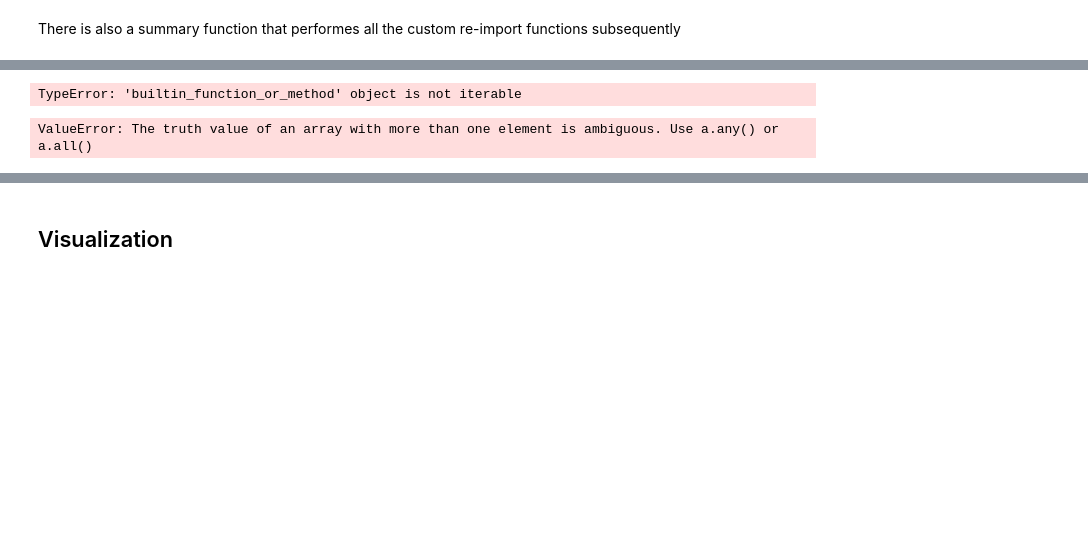
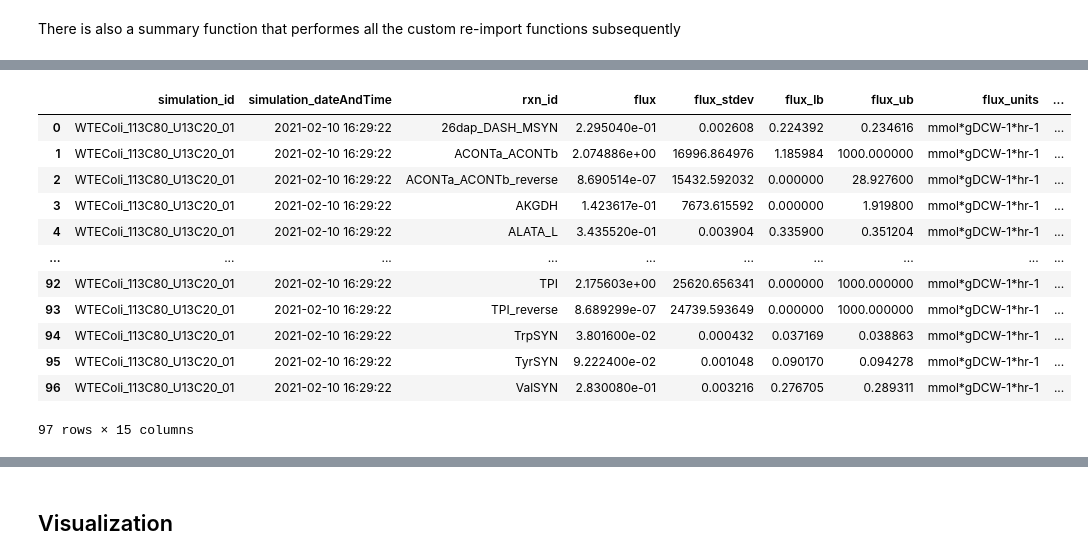
Before and after one commit to AutoFlowResearch/BFAIR, a Jupyter notebook: examples/MFA_INCA_data_reimport.ipynb, the cells around one changed output, grey strips where cells are left out. Drawn from its saved outputs; the diff is of its cells as text; code cells hidden in the pictures; blank space fills up the shorter version.

```diff
--- a/examples/MFA_INCA_data_reimport.ipynb
+++ b/examples/MFA_INCA_data_reimport.ipynb
@@ -52,12 +50,19 @@ fittedData
-# %%
-for val in fittedFluxes[0].items:
-    print(val)
-# %% [output]
-TypeError: 'builtin_function_or_method' object is not iterable
-# %%
-(fittedFluxes[0] == fittedFluxes2[0])
-# %% [output]
-ValueError: The truth value of an array with more than one element is ambiguous. Use a.any() or a.all()
+# %%
+fittedFluxes
+# %% [output]
+|  | simulation_id | simulation_dateAndTime | rxn_id | flux | flux_stdev | flux_lb | flux_ub | flux_units | ... |
+| 0 | WTEColi_113C80_U13C20_01 | 2021-02-10 16:29:22 | 26dap_DASH_MSYN | 2.295040e-01 | 0.002608 | 0.224392 | 0.234616 | mmol*gDCW-1*hr-1 | ... |
+| 1 | WTEColi_113C80_U13C20_01 | 2021-02-10 16:29:22 | ACONTa_ACONTb | 2.074886e+00 | 16996.864976 | 1.185984 | 1000.000000 | mmol*gDCW-1*hr-1 | ... |
+| 2 | WTEColi_113C80_U13C20_01 | 2021-02-10 16:29:22 | ACONTa_ACONTb_reverse | 8.690514e-07 | 15432.592032 | 0.000000 | 28.927600 | mmol*gDCW-1*hr-1 | ... |
+| 3 | WTEColi_113C80_U13C20_01 | 2021-02-10 16:29:22 | AKGDH | 1.423617e-01 | 7673.615592 | 0.000000 | 1.919800 | mmol*gDCW-1*hr-1 | ... |
+| 4 | WTEColi_113C80_U13C20_01 | 2021-02-10 16:29:22 | ALATA_L | 3.435520e-01 | 0.003904 | 0.335900 | 0.351204 | mmol*gDCW-1*hr-1 | ... |
+| ... | ... | ... | ... | ... | ... | ... | ... | ... | ... |
+| 92 | WTEColi_113C80_U13C20_01 | 2021-02-10 16:29:22 | TPI | 2.175603e+00 | 25620.656341 | 0.000000 | 1000.000000 | mmol*gDCW-1*hr-1 | ... |
+| 93 | WTEColi_113C80_U13C20_01 | 2021-02-10 16:29:22 | TPI_reverse | 8.689299e-07 | 24739.593649 | 0.000000 | 1000.000000 | mmol*gDCW-1*hr-1 | ... |
+| 94 | WTEColi_113C80_U13C20_01 | 2021-02-10 16:29:22 | TrpSYN | 3.801600e-02 | 0.000432 | 0.037169 | 0.038863 | mmol*gDCW-1*hr-1 | ... |
+| 95 | WTEColi_113C80_U13C20_01 | 2021-02-10 16:29:22 | TyrSYN | 9.222400e-02 | 0.001048 | 0.090170 | 0.094278 | mmol*gDCW-1*hr-1 | ... |
+| 96 | WTEColi_113C80_U13C20_01 | 2021-02-10 16:29:22 | ValSYN | 2.830080e-01 | 0.003216 | 0.276705 | 0.289311 | mmol*gDCW-1*hr-1 | ... |
+97 rows × 15 columns
 # %%
 fittedFragments
 # %% [output]
```
Also changed, not shown: parts of 11 cells of this notebook.
